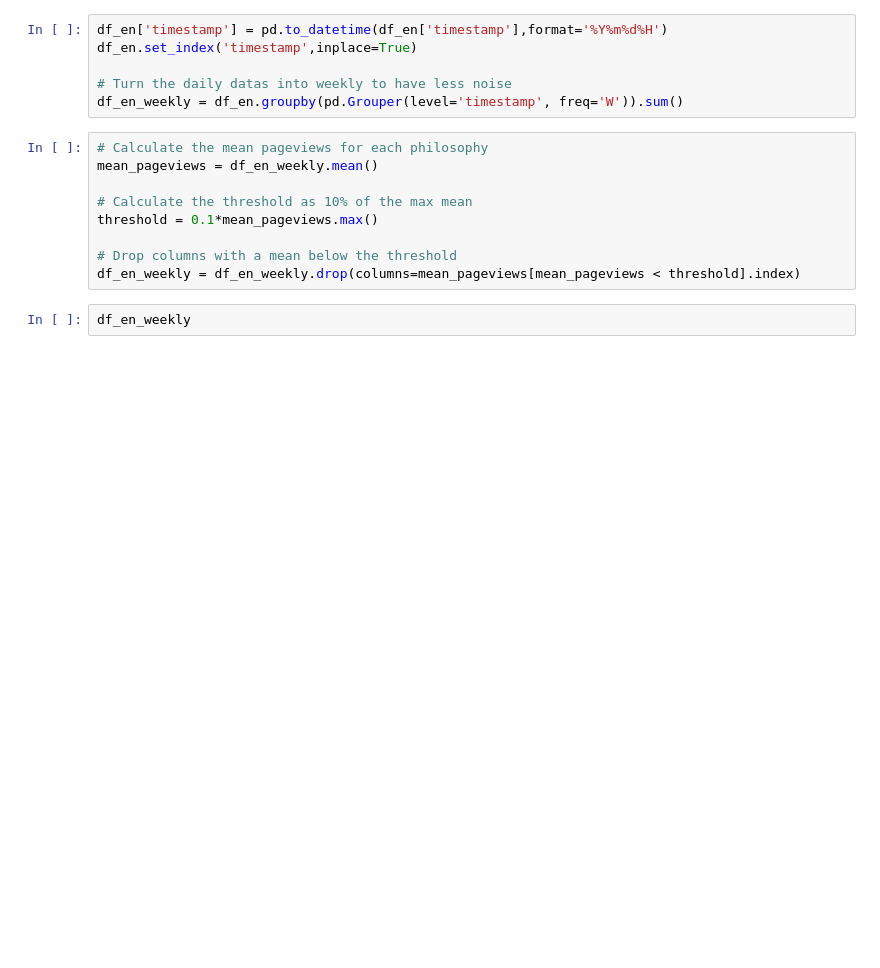
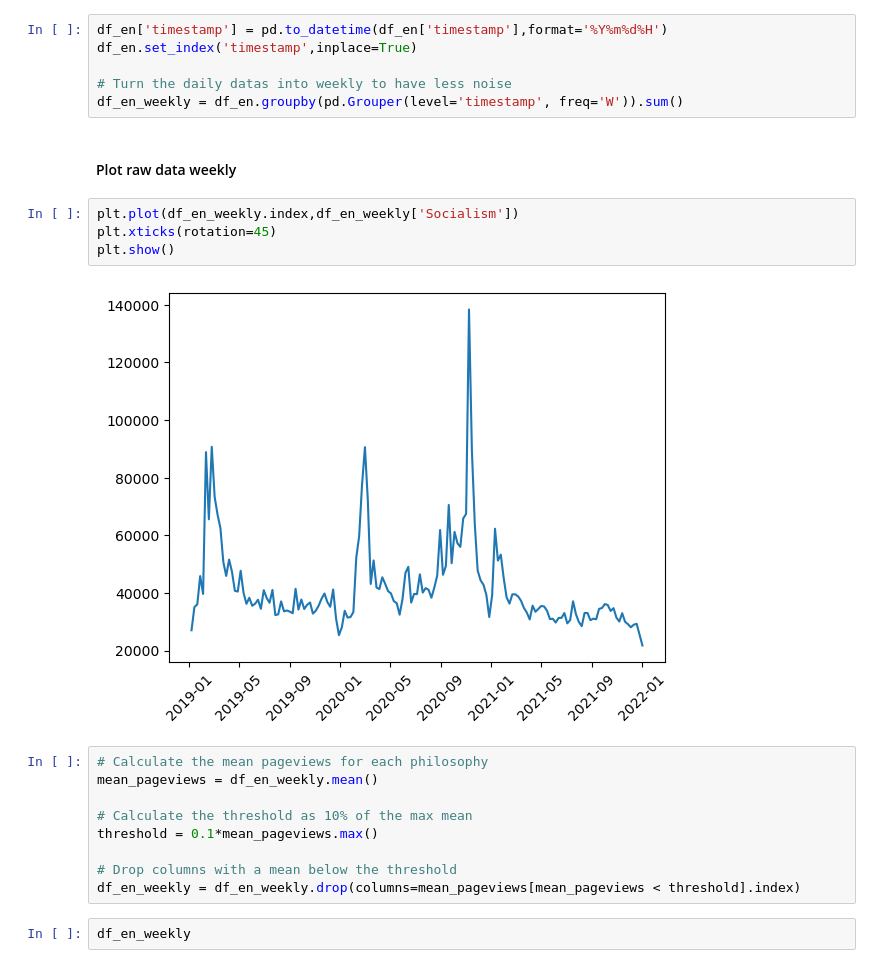
Before and after one commit to epfl-ada/ada-2023-project-mandarinecorp, a Jupyter notebook: Q1_English.ipynb, the cells around one changed output. Cells and saved outputs as stored; diff of their text form; blank space fills up the shorter version.

```diff
--- a/Q1_English.ipynb
+++ b/Q1_English.ipynb
@@ -13,6 +21,14 @@ df_en.set_index('timestamp',inplace=True)
 
 # Turn the daily datas into weekly to have less noise
 df_en_weekly = df_en.groupby(pd.Grouper(level='timestamp', freq='W')).sum()
+# %% [markdown]
+#### Plot raw data weekly
+# %%
+plt.plot(df_en_weekly.index,df_en_weekly['Socialism'])
+plt.xticks(rotation=45)
+plt.show()
+# %% [output]
+[figure, added]
 # %%
 # Calculate the mean pageviews for each philosophy
 mean_pageviews = df_en_weekly.mean()
```
Also changed, not shown: parts of 2 cells of this notebook.
